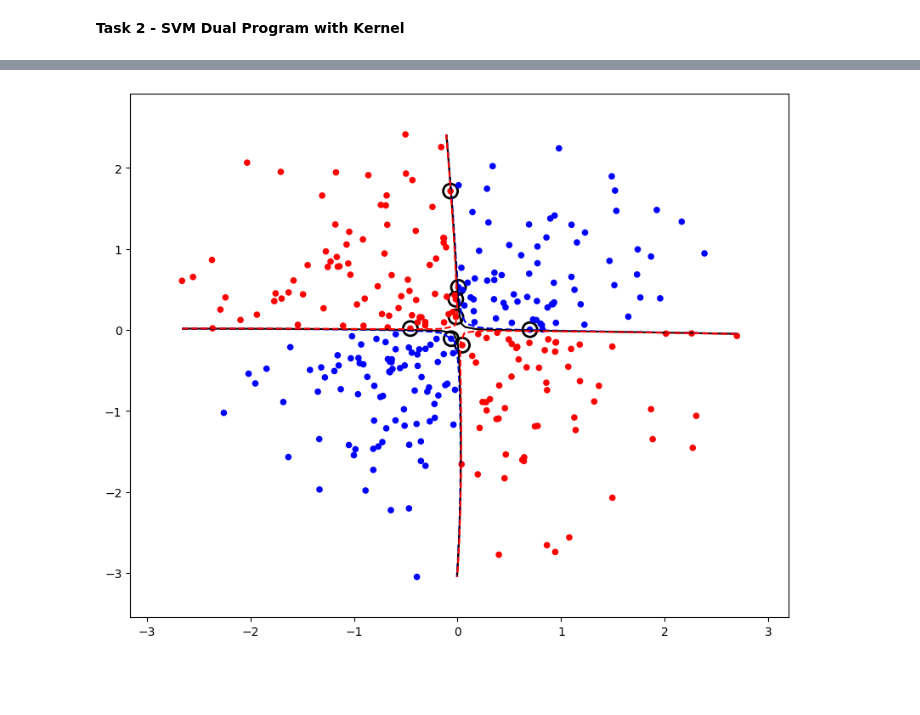
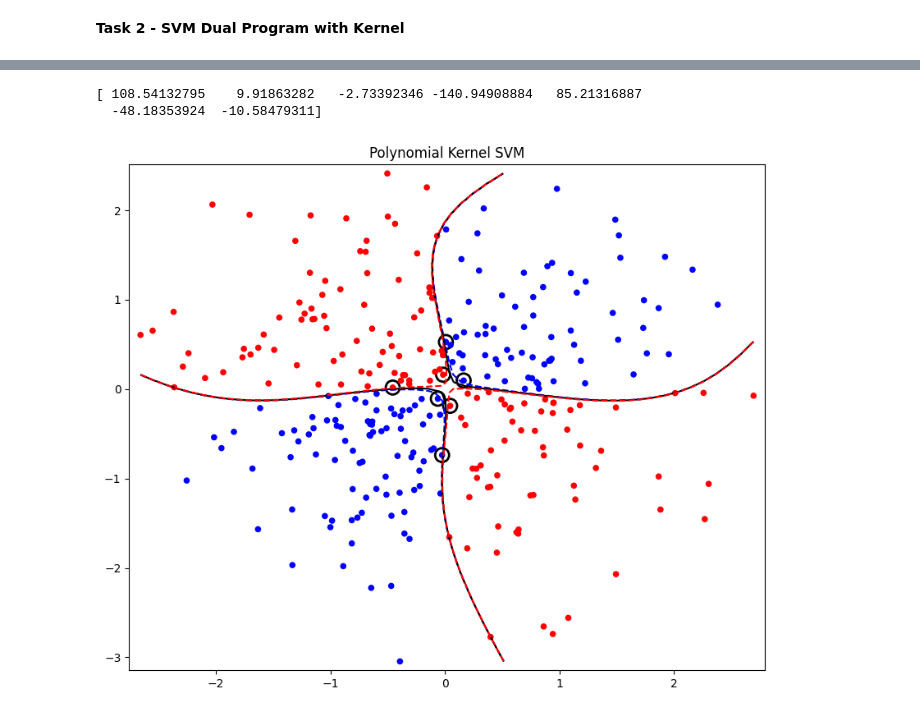
Before and after one commit to OmerKriger/IntroMachineLearning-SVM, a Jupyter notebook: HomeAssignment4 - Code.ipynb, the cells around one changed output, grey strips where cells are left out. Drawn from its saved outputs; the diff is of its cells as text; code cells hidden in the pictures; blank space fills up the shorter version.

```diff
--- a/HomeAssignment4 - Code.ipynb
+++ b/HomeAssignment4 - Code.ipynb
@@ -154,11 +172,11 @@ plotSVM(X_tst,y_tst,title='Test')
 # %%
-def plot_classifier_kernel(alpha, X, y, ker, s_point=None,s_circule=20,threshold=0.01,title:str=None):
+def plot_classifier_kernel(alpha, X, y, ker, *args:float, s_point=None,s_circule=20,threshold=0.01,title:str=None):
     x_min = np.amin(X[:, 0])
     x_max = np.amax(X[:, 0])
     y_min = np.amin(X[:, 1])
     y_max = np.amax(X[:, 1])
 
-    plt.axis([x_min-0.5, x_max+0.5, y_min-0.5, y_max+0.5])
+    plt.axis([x_min-0.1, x_max+0.1, y_min-0.1, y_max+0.1])
     xx = np.linspace(x_min, x_max)
     yy = np.linspace(y_min, y_max)
 
@@ -167,23 +185,22 @@ def plot_classifier_kernel(alpha, X, y, ker, s_point=None,s_circule=20,threshold
     N, n = X.shape
     z = np.zeros(xx.shape)
     for i, j in itertools.product(range(xx.shape[0]), range(xx.shape[1])):
-        z[i, j] = sum([y[k]*alpha[k]*ker(X[k,:], np.array([xx[i,j],yy[i,j]])) for k in range(N)])
+        z[i, j] = sum([y[k]*alpha[k]*ker(X[k,:], np.array([xx[i,j],yy[i,j]]), *args) for k in range(N)])
 
     plt.rcParams["figure.figsize"] = [10, 8]
 
     plt.contour(xx, yy, z, levels=[-1, 0, 1], colors=['blue', 'black', 'red'], linestyles=['--','-', '--'])
-    sv = np.argwhere(abs(alpha) > threshold).reshape(-1)
+    sv = np.argwhere(abs(alpha) >= threshold).reshape(-1)
     plt.scatter(X[sv,0], X[sv,1], s=s_circule, linewidth=2, facecolors='none', edgecolors='k')
     plt.scatter(X[:, 0], X[:, 1], c=y, s=s_point, cmap=matplotlib.colors.ListedColormap(['blue','red']))
     plt.title(title)
     plt.show()
 # %%
-def svm_dual_kernel(X, y, ker, max_iter=1000):
-
+def svm_dual_kernel(X, y, ker, *args:float, threshold=None, max_iter=1000):
     N, n = X.shape
     P = np.empty((N, N))
     for i, j in itertools.product(range(N), range(N)):
-        P[i, j] = y[i] * y[j] * ker(X[i,:], X[j,:])
+        P[i, j] = y[i] * y[j] * ker(X[i,:], X[j,:], *args)
     P = 0.5*(P+P.T)
     P = 0.5*P
     q = -np.ones(N)
@@ -191,21 +208,11 @@ def svm_dual_kernel(X, y, ker, max_iter=1000):
     h = np.zeros(N)
 
     alpha = qps.solve_qp(P, q, GG, h, solver='osqp', max_iter=max_iter)
-    sv = np.argwhere(alpha > 1e-5).reshape(-1)
-    support_vectors = X[sv]
-    weights = alpha[sv] * y[sv]
-    return alpha, weights, support_vectors
 
-def kernel_trick(x, y):
-    return (1+x.T @ y)**2
-
-def sigmoid_kernel(x, y, gamma):
-    return np.tanh(gamma * np.dot(x, y))
-
-def polynomial_kernel(X, y, gamma, degree):
-    return (gamma * np.dot(X, y)) ** degree
-
-def RBF_kernel(X, y, gamma):
-    distance = np.linalg.norm(X - y)  # Euclidean distance between x and y
-    return np.exp(-gamma * distance ** 2)
+    if(threshold != None):
+        sv = np.argwhere(alpha >= threshold).reshape(-1)
+        support_vectors = X[sv]
+        weights = alpha[sv] * y[sv]
+        return alpha, weights
+    return alpha
 # %%
@@ -216,5 +229,9 @@ TypeError: RBF_kernel() missing 1 required positional argument: 'gamma'
 # %%
-alpha = svm_dual_kernel(X, y, polynomial_kernel)
-plot_classifier_kernel(alpha, X, y, polynomial_kernel, s_point=20,s_circule=150,threshold=100,title='Polynomial Kernel SVM')
+# Polynomial Kernel for ALL Dataset - Example
+gamma, degree = 2,5
+alpha, w = svm_dual_kernel(X, y, polynomial_kernel, gamma, degree,threshold=0.90)
+plot_classifier_kernel(alpha, X, y, polynomial_kernel, gamma, degree, s_point=20,s_circule=150,threshold=0.90,title='Polynomial Kernel SVM')
 # %% [output]
+[ 108.54132795    9.91863282   -2.73392346 -140.94908884   85.21316887
+  -48.18353924  -10.58479311]
-[figure, old version]
+[figure, new version]
```
Also changed, not shown: parts of 21 cells of this notebook, 1 other file.
